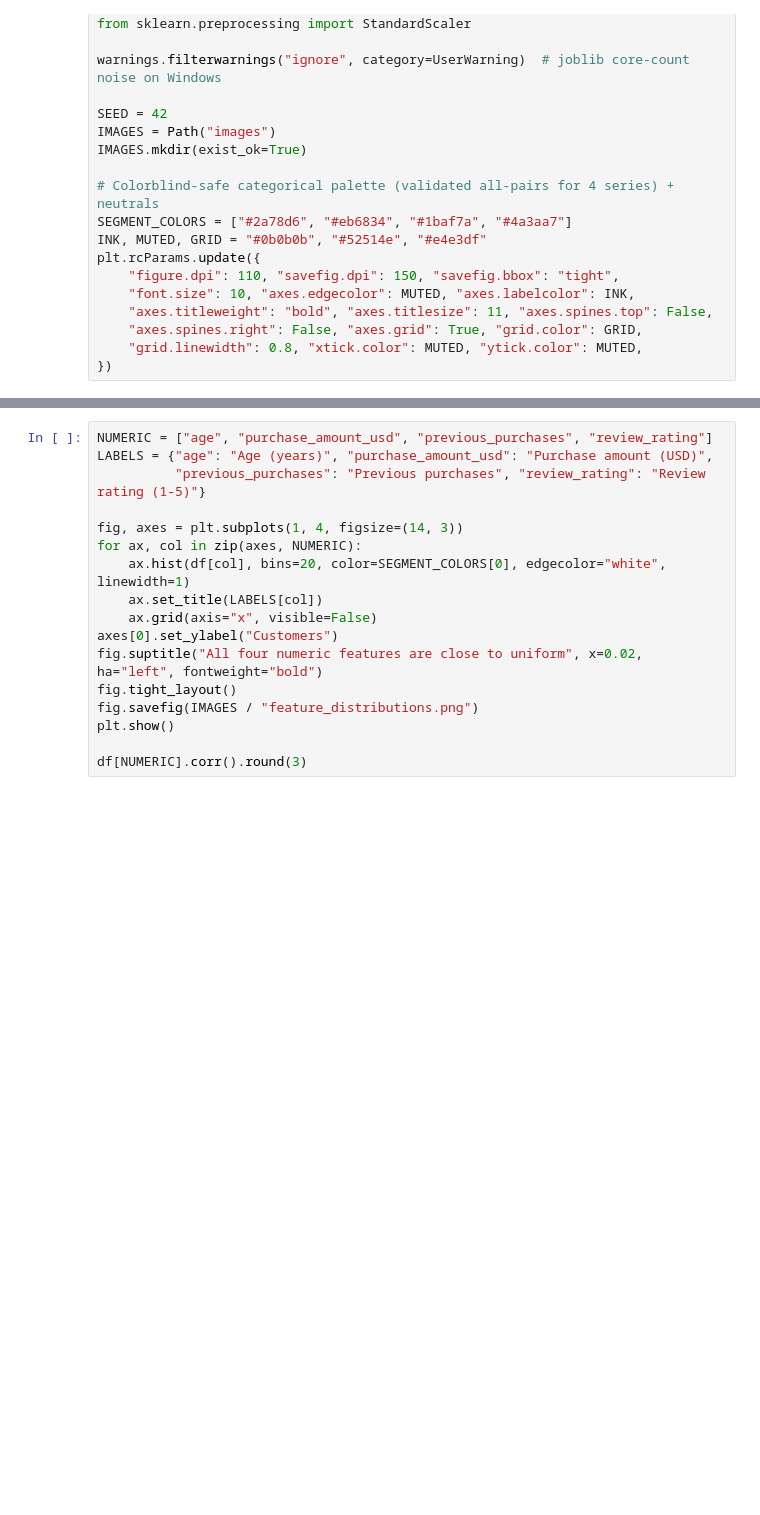
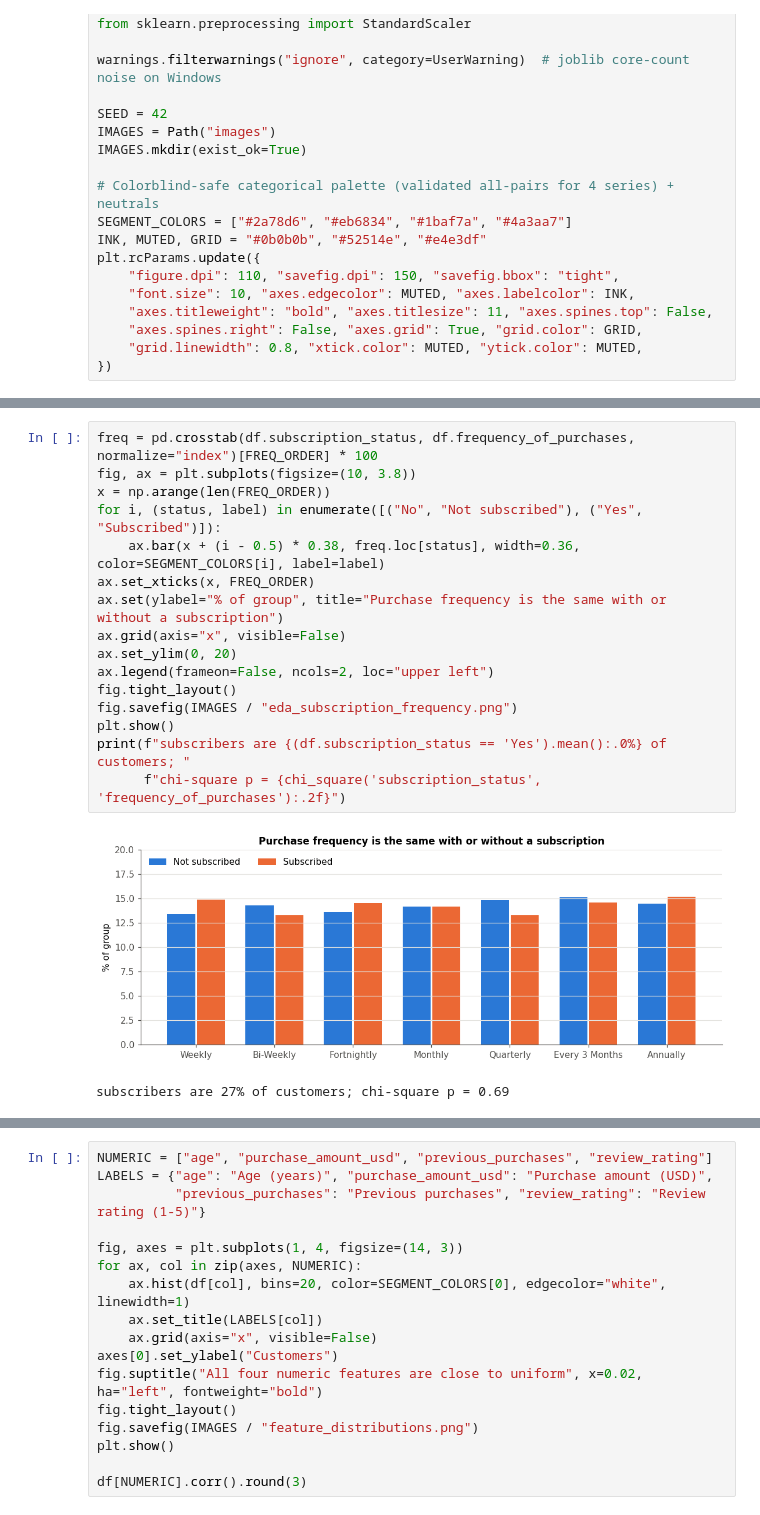
Before and after one commit to RatanaSovann/customer-segmentation, a Jupyter notebook: customer_segmentation.ipynb, the cells around one changed output, grey strips where cells are left out. Saved outputs shown, nothing was run; the diff lists cells and outputs as text; blank space fills up the shorter version.

```diff
--- a/customer_segmentation.ipynb
+++ b/customer_segmentation.ipynb
@@ -86,0 +173,19 @@ df.describe(include='all').T
+# %%
+freq = pd.crosstab(df.subscription_status, df.frequency_of_purchases, normalize="index")[FREQ_ORDER] * 100
+fig, ax = plt.subplots(figsize=(10, 3.8))
+x = np.arange(len(FREQ_ORDER))
+for i, (status, label) in enumerate([("No", "Not subscribed"), ("Yes", "Subscribed")]):
+    ax.bar(x + (i - 0.5) * 0.38, freq.loc[status], width=0.36, color=SEGMENT_COLORS[i], label=label)
+ax.set_xticks(x, FREQ_ORDER)
+ax.set(ylabel="% of group", title="Purchase frequency is the same with or without a subscription")
+ax.grid(axis="x", visible=False)
+ax.set_ylim(0, 20)
+ax.legend(frameon=False, ncols=2, loc="upper left")
+fig.tight_layout()
+fig.savefig(IMAGES / "eda_subscription_frequency.png")
+plt.show()
+print(f"subscribers are {(df.subscription_status == 'Yes').mean():.0%} of customers; "
+      f"chi-square p = {chi_square('subscription_status', 'frequency_of_purchases'):.2f}")
+# %% [output]
+[figure, added]
+subscribers are 27% of customers; chi-square p = 0.69
```
Also changed, not shown: parts of 16 cells of this notebook, 11 other files.
